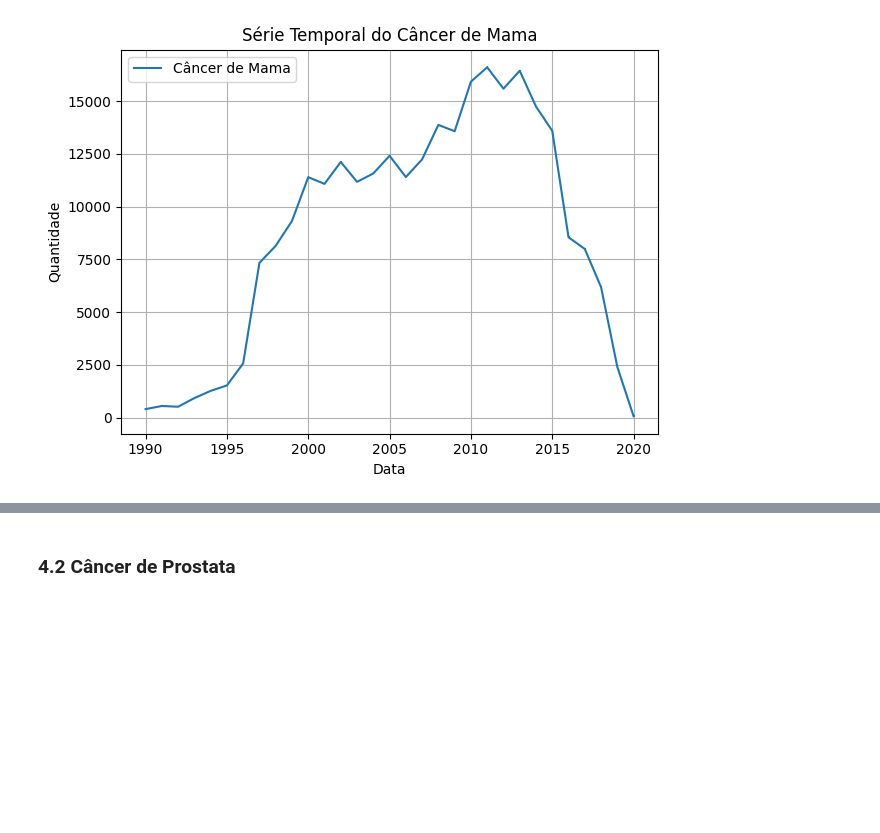
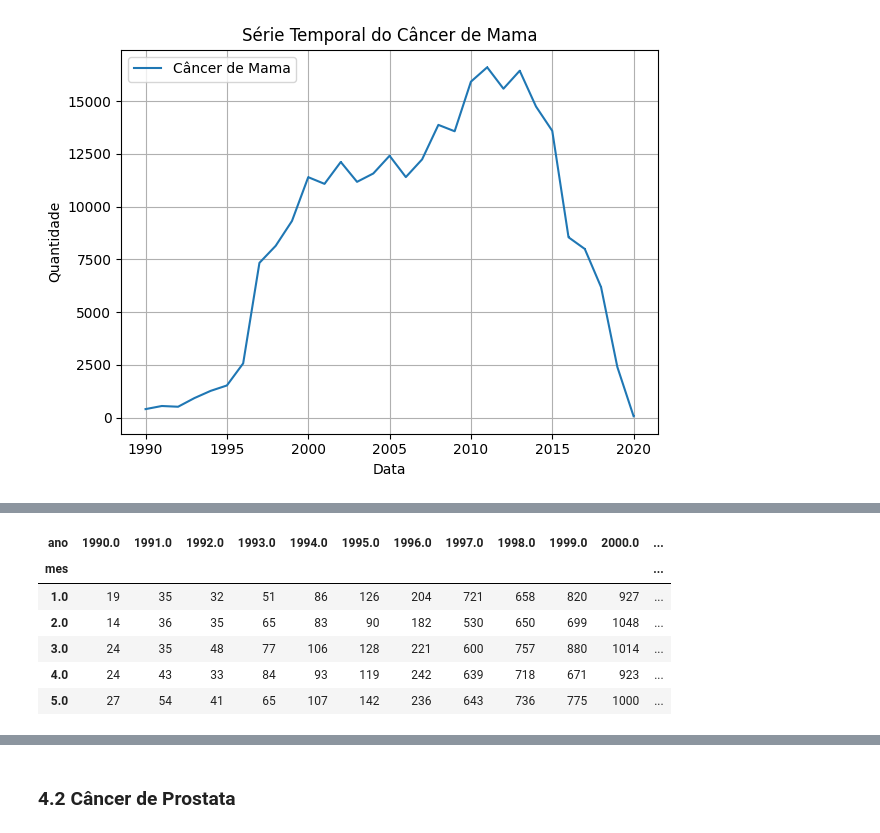
Before and after one commit to MateusVasc/IC-Cancer-Time-Series, a Jupyter notebook: presentation.ipynb, the cells around one changed output, grey strips where cells are left out. Cells and saved outputs as stored; diff of their text form; code cells hidden in the pictures; blank space fills up the shorter version.

```diff
--- a/presentation.ipynb
+++ b/presentation.ipynb
@@ -726,0 +758,10 @@ plt.show()
+# %%
+df_pivot.head()
+# %% [output]
+| ano | 1990.0 | 1991.0 | 1992.0 | 1993.0 | 1994.0 | 1995.0 | 1996.0 | 1997.0 | 1998.0 | 1999.0 | 2000.0 | ... |
+| mes |  |  |  |  |  |  |  |  |  |  |  | ... |
+| 1.0 | 19 | 35 | 32 | 51 | 86 | 126 | 204 | 721 | 658 | 820 | 927 | ... |
+| 2.0 | 14 | 36 | 35 | 65 | 83 | 90 | 182 | 530 | 650 | 699 | 1048 | ... |
+| 3.0 | 24 | 35 | 48 | 77 | 106 | 128 | 221 | 600 | 757 | 880 | 1014 | ... |
+| 4.0 | 24 | 43 | 33 | 84 | 93 | 119 | 242 | 639 | 718 | 671 | 923 | ... |
+| 5.0 | 27 | 54 | 41 | 65 | 107 | 142 | 236 | 643 | 736 | 775 | 1000 | ... |
```
Also changed, not shown: parts of 11 cells of this notebook.
